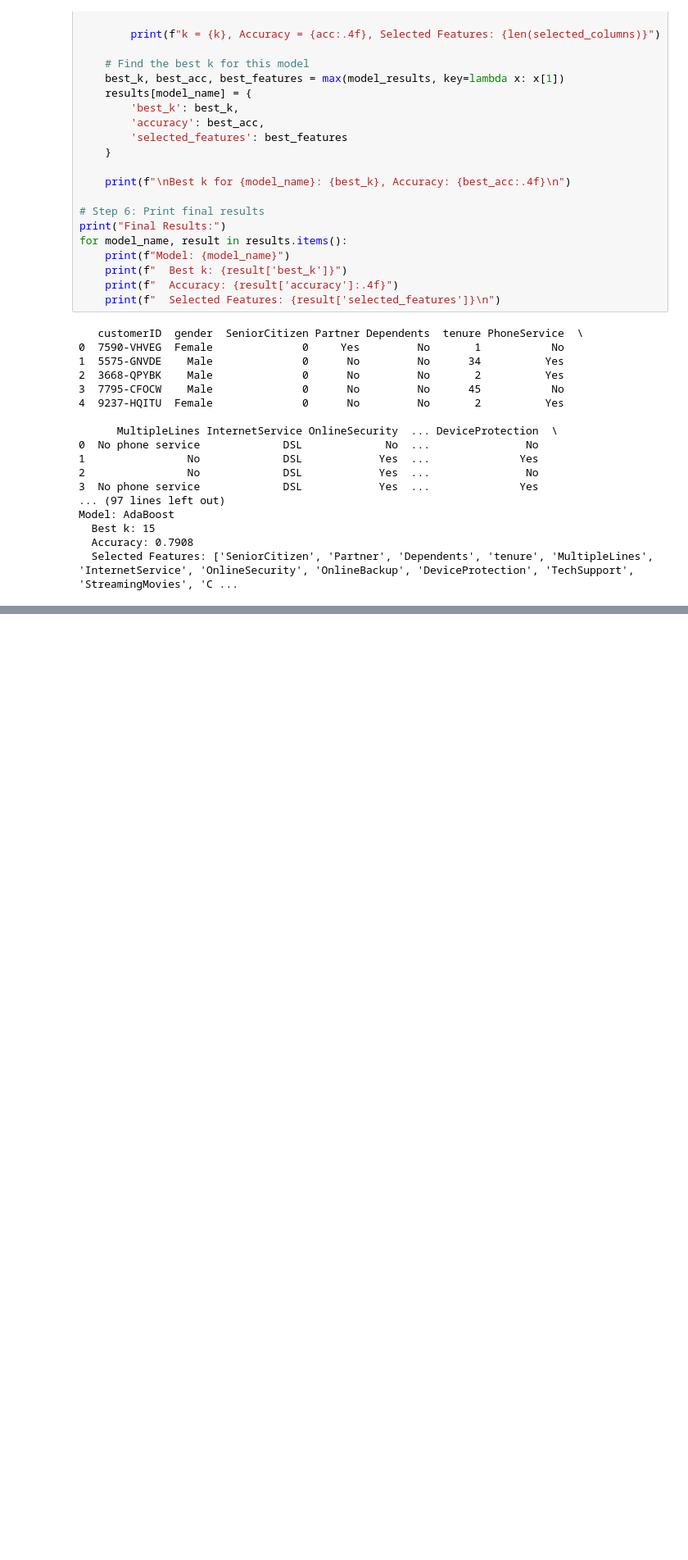
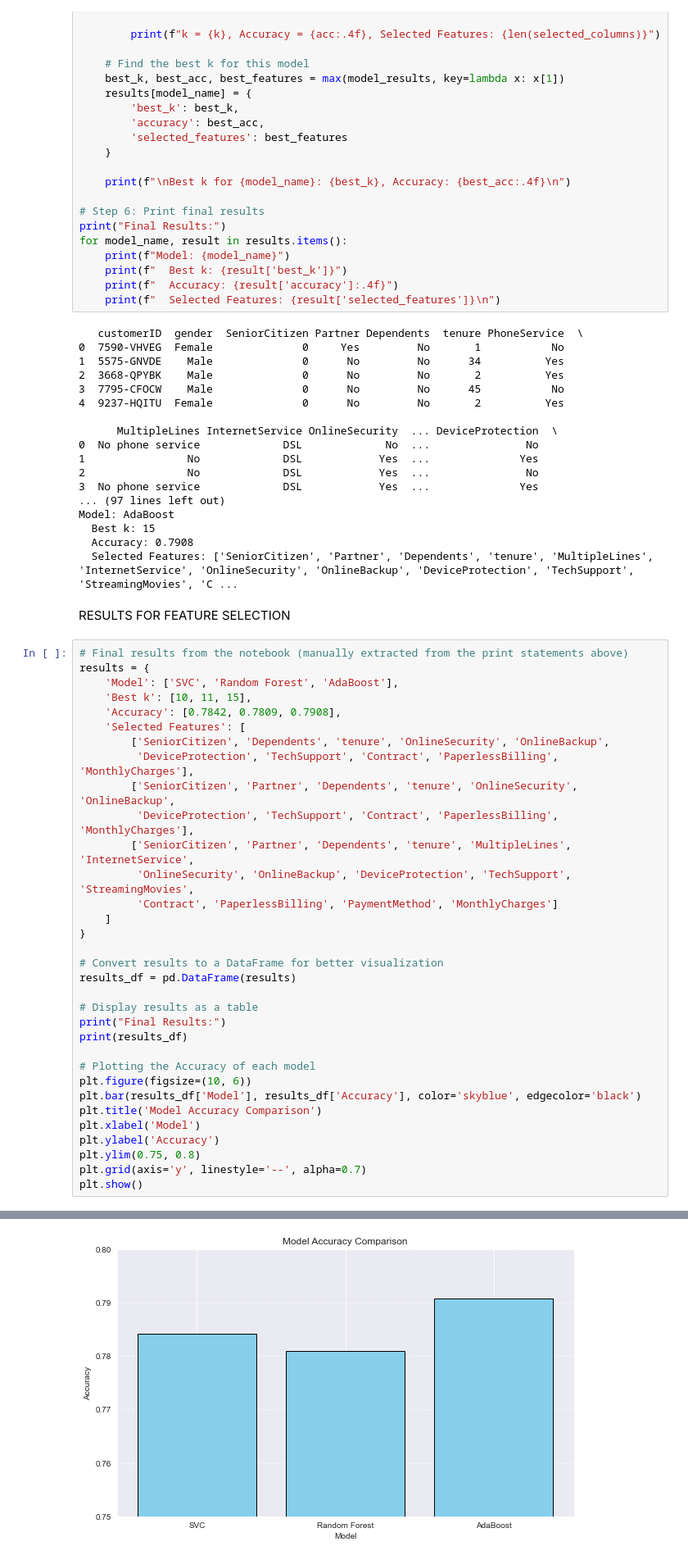
Before and after one commit to berkinozturk/Customer-Churn-Prediction, a Jupyter notebook: Customer Churn Prediction.ipynb, the cells around one changed output, grey strips where cells are left out. Shown at 82% size. Drawn from its saved outputs; the diff is of its cells as text; blank space fills up the shorter version.

Commit message:
results added

```diff
--- a/Customer Churn Prediction.ipynb
+++ b/Customer Churn Prediction.ipynb
@@ -896,3 +896,39 @@ Model: AdaBoost
   Best k: 15
   Accuracy: 0.7908
   Selected Features: ['SeniorCitizen', 'Partner', 'Dependents', 'tenure', 'MultipleLines', 'InternetService', 'OnlineSecurity', 'OnlineBackup', 'DeviceProtection', 'TechSupport', 'StreamingMovies', 'C ...
+# %% [markdown]
+RESULTS FOR FEATURE SELECTION
+# %%
+# Final results from the notebook (manually extracted from the print statements above)
+results = {
+    'Model': ['SVC', 'Random Forest', 'AdaBoost'],
+    'Best k': [10, 11, 15],
+    'Accuracy': [0.7842, 0.7809, 0.7908],
+    'Selected Features': [
+        ['SeniorCitizen', 'Dependents', 'tenure', 'OnlineSecurity', 'OnlineBackup',
+         'DeviceProtection', 'TechSupport', 'Contract', 'PaperlessBilling', 'MonthlyCharges'],
+        ['SeniorCitizen', 'Partner', 'Dependents', 'tenure', 'OnlineSecurity', 'OnlineBackup',
+         'DeviceProtection', 'TechSupport', 'Contract', 'PaperlessBilling', 'MonthlyCharges'],
+        ['SeniorCitizen', 'Partner', 'Dependents', 'tenure', 'MultipleLines', 'InternetService',
+         'OnlineSecurity', 'OnlineBackup', 'DeviceProtection', 'TechSupport', 'StreamingMovies',
+         'Contract', 'PaperlessBilling', 'PaymentMethod', 'MonthlyCharges']
+    ]
+}
+
+# Convert results to a DataFrame for better visualization
+results_df = pd.DataFrame(results)
+
+# Display results as a table
+print("Final Results:")
+print(results_df)
+
+# Plotting the Accuracy of each model
+plt.figure(figsize=(10, 6))
+plt.bar(results_df['Model'], results_df['Accuracy'], color='skyblue', edgecolor='black')
+plt.title('Model Accuracy Comparison')
+plt.xlabel('Model')
+plt.ylabel('Accuracy')
+plt.ylim(0.75, 0.8)
+plt.grid(axis='y', linestyle='--', alpha=0.7)
+plt.show()
+# %% [output]
@@ -898,0 +945 @@ Model: AdaBoost
+[figure, added]
```
Also changed, not shown: parts of 5 cells of this notebook.
